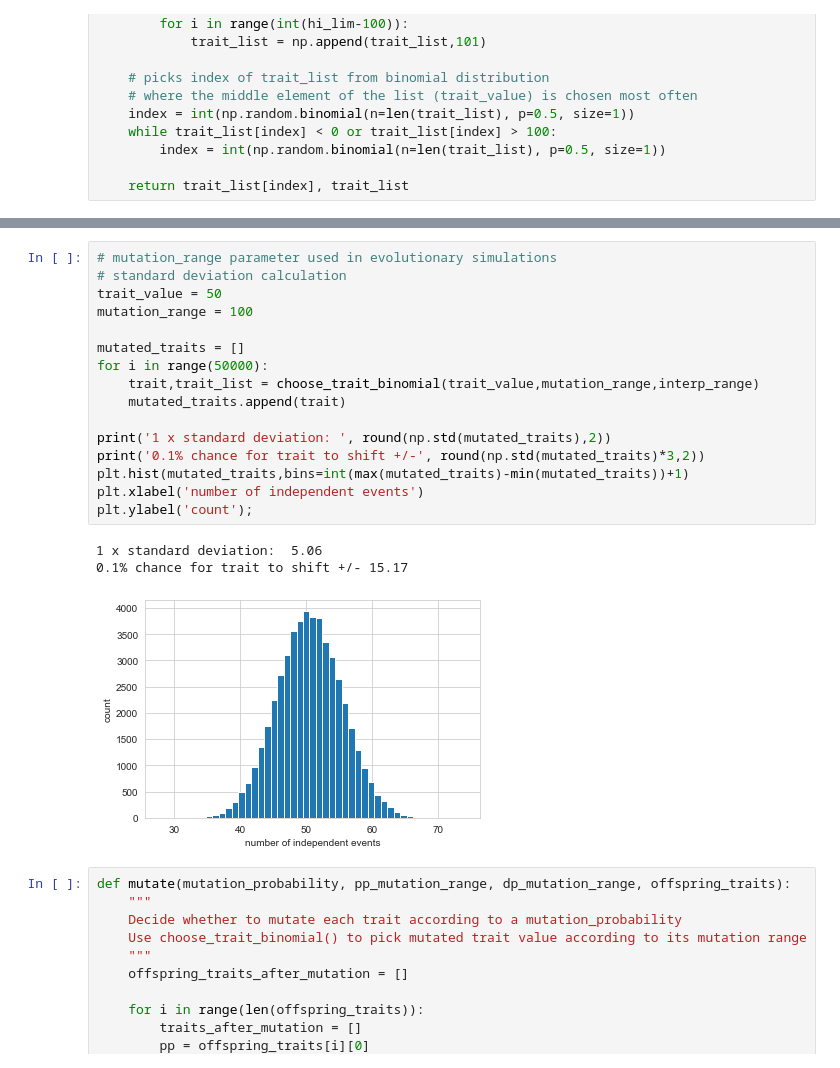
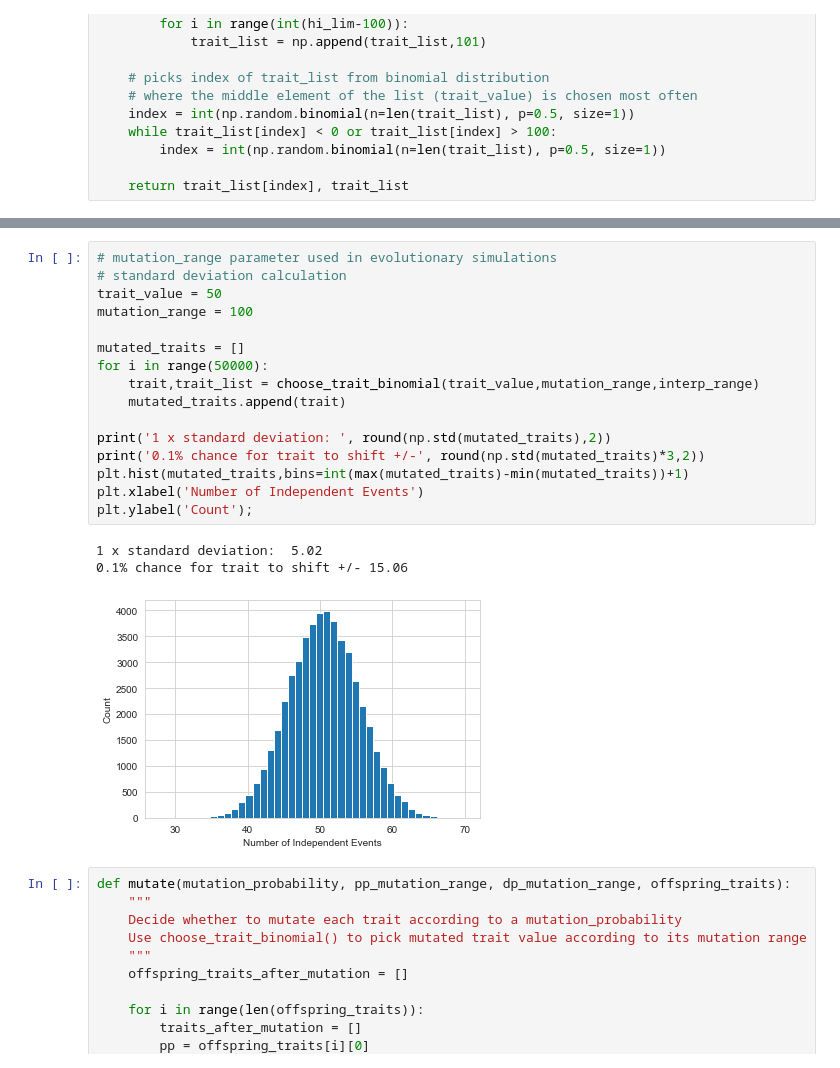
Before and after one commit to pgovoni21/ants-task-partitioning-ABM, a Jupyter notebook: evolution.ipynb, the cells around one changed output, grey strips where cells are left out. Drawn from its saved outputs; the diff is of its cells as text.

```diff
--- a/evolution.ipynb
+++ b/evolution.ipynb
@@ -527,23 +510,23 @@ trait_list[10]:  99.0
 # %%
 # mutation_range parameter used in evolutionary simulations
 # standard deviation calculation
 trait_value = 50
 mutation_range = 100
 
 mutated_traits = []
 for i in range(50000):
     trait,trait_list = choose_trait_binomial(trait_value,mutation_range,interp_range)
     mutated_traits.append(trait)
 
 print('1 x standard deviation: ', round(np.std(mutated_traits),2))
 print('0.1% chance for trait to shift +/-', round(np.std(mutated_traits)*3,2))
 plt.hist(mutated_traits,bins=int(max(mutated_traits)-min(mutated_traits))+1)
-plt.xlabel('number of independent events')
-plt.ylabel('count');
+plt.xlabel('Number of Independent Events')
+plt.ylabel('Count');
 # %% [output]
-1 x standard deviation:  5.06
-0.1% chance for trait to shift +/- 15.17
+1 x standard deviation:  5.02
+0.1% chance for trait to shift +/- 15.06
-[figure, old version]
+[figure, new version]
 # %%
 def mutate(mutation_probability, pp_mutation_range, dp_mutation_range, offspring_traits):
     """
```
Also changed, not shown: parts of 22 cells of this notebook, 12 other files.
